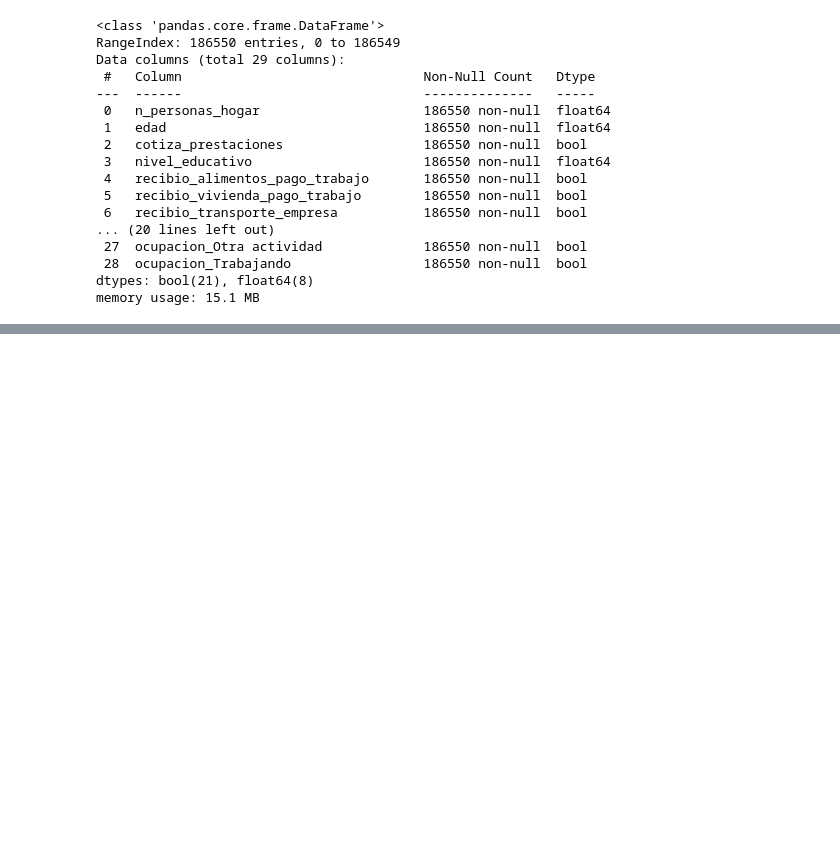
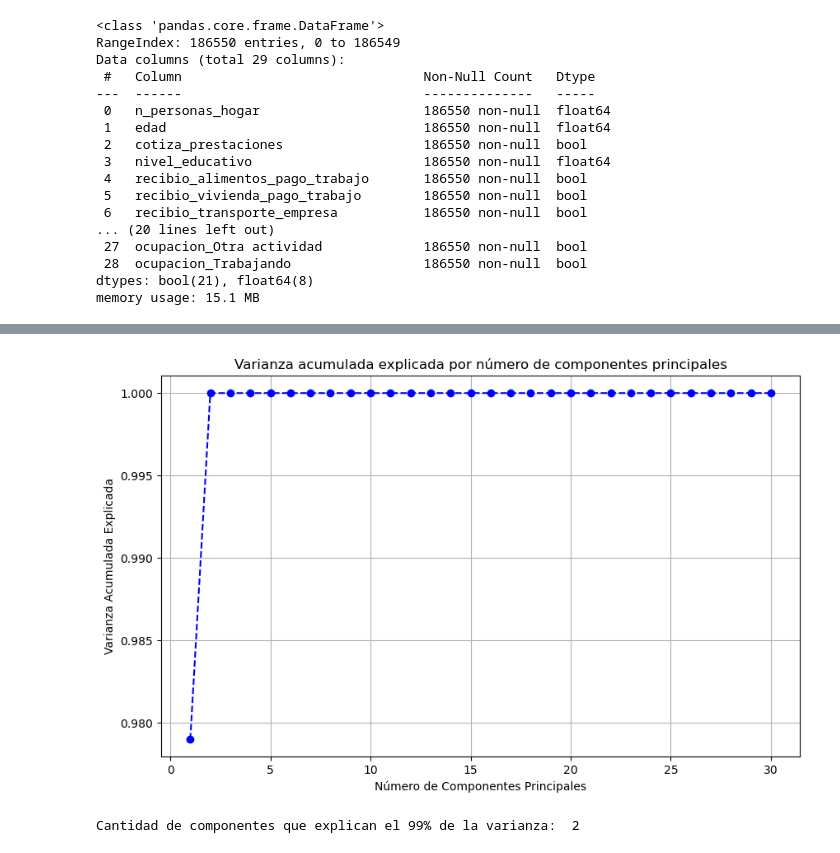
Before and after one commit to camilaleniss/miad-g8-project, a Jupyter notebook: notebooks/Modelos.ipynb, the cells around one changed output, grey strips where cells are left out. Cells and saved outputs as stored; diff of their text form; code cells hidden in the pictures; blank space fills up the shorter version.

```diff
--- a/notebooks/Modelos.ipynb
+++ b/notebooks/Modelos.ipynb
@@ -142,0 +173,28 @@ memory usage: 15.1 MB
+# %%
+from sklearn.decomposition import PCA
+
+df_standardized =df.copy()
+# %%
+# Calculo PCA y grafica de varianza acumulada  explicada
+pca = PCA(random_state=123)
+X_pca = pca.fit_transform(df_standardized)
+
+explained_variance = pca.explained_variance_ratio_
+explained_variance_cumsum = np.cumsum(explained_variance)
+
+# Crear el gráfico de sedimentación
+plt.figure(figsize=(10, 6))
+plt.plot(range(1, len(explained_variance) + 1), explained_variance_cumsum, marker='o', linestyle='--', color='b')
+plt.title('Varianza acumulada explicada por número de componentes principales')
+plt.xlabel('Número de Componentes Principales')
+plt.ylabel('Varianza Acumulada Explicada')
+plt.grid(True)
+plt.show()
+# %% [output]
+[figure, added]
+# %%
+pca = PCA(n_components=0.98, random_state=123)
+X_pca = pca.fit_transform(df_standardized)
+print("Cantidad de componentes que explican el 99% de la varianza:  " + str(X_pca.shape[1]))
+# %% [output]
+Cantidad de componentes que explican el 99% de la varianza:  2
```
Also changed, not shown: parts of 10 cells of this notebook.
